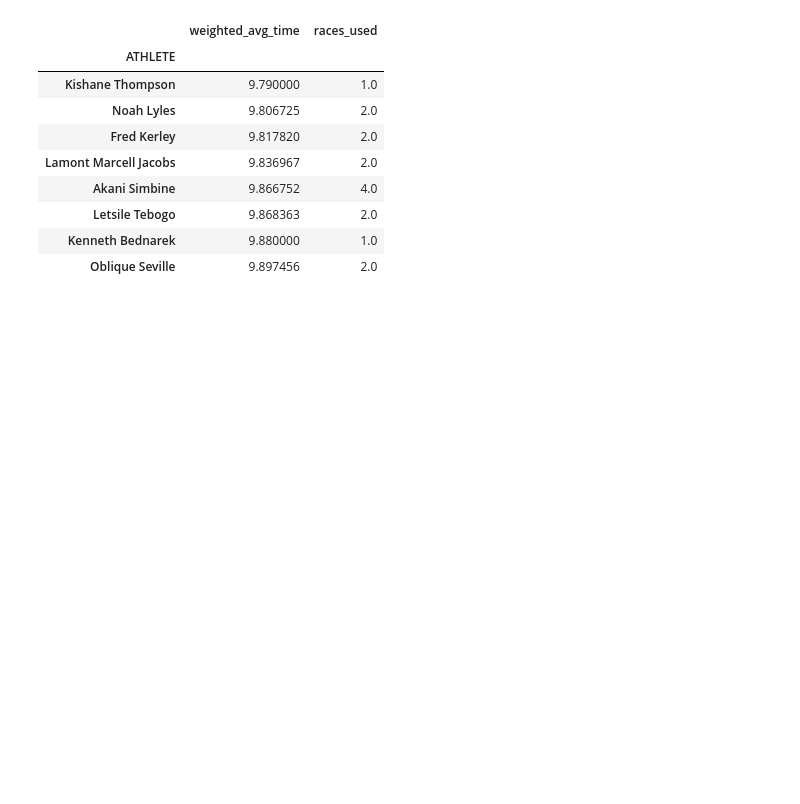
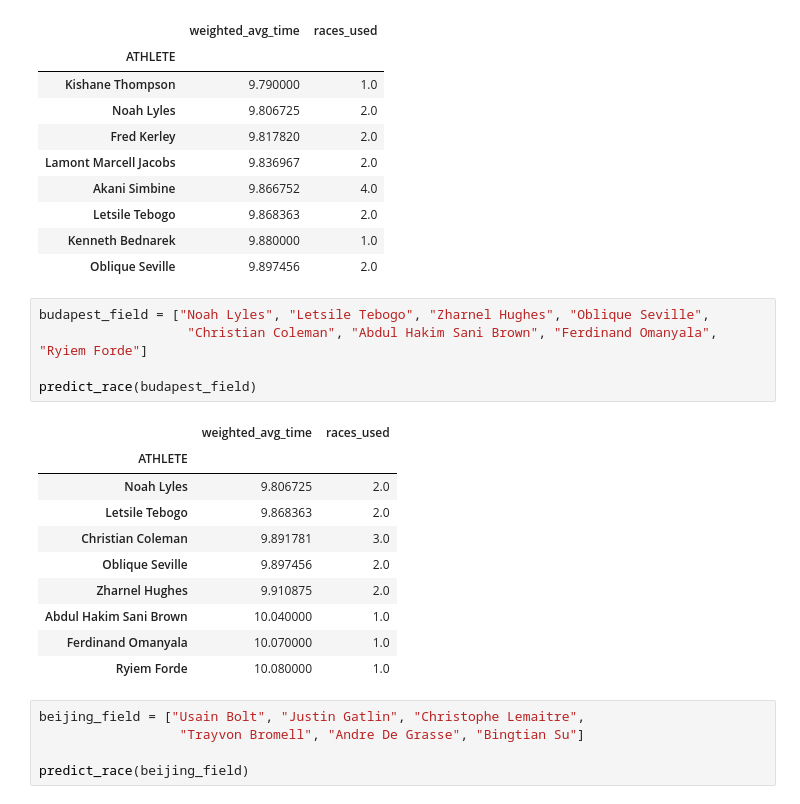
Before and after one commit to eck123main/100m-prediction, a Jupyter notebook: pred.ipynb, the cells around one changed output. Saved outputs shown, nothing was run; the diff lists cells and outputs as text; blank space fills up the shorter version.

```diff
--- a/pred.ipynb
+++ b/pred.ipynb
@@ -416,3 +416,24 @@ predict_race(paris_field)
 | Letsile Tebogo | 9.868363 | 2.0 |
 | Kenneth Bednarek | 9.880000 | 1.0 |
 | Oblique Seville | 9.897456 | 2.0 |
+# %%
+budapest_field = ["Noah Lyles", "Letsile Tebogo", "Zharnel Hughes", "Oblique Seville",
+                   "Christian Coleman", "Abdul Hakim Sani Brown", "Ferdinand Omanyala", "Ryiem Forde"]
+
+predict_race(budapest_field)
+# %% [output]
+|  | weighted_avg_time | races_used |
+| ATHLETE |  |  |
+| Noah Lyles | 9.806725 | 2.0 |
+| Letsile Tebogo | 9.868363 | 2.0 |
+| Christian Coleman | 9.891781 | 3.0 |
+| Oblique Seville | 9.897456 | 2.0 |
+| Zharnel Hughes | 9.910875 | 2.0 |
+| Abdul Hakim Sani Brown | 10.040000 | 1.0 |
+| Ferdinand Omanyala | 10.070000 | 1.0 |
+| Ryiem Forde | 10.080000 | 1.0 |
+# %%
+beijing_field = ["Usain Bolt", "Justin Gatlin", "Christophe Lemaitre",
+                  "Trayvon Bromell", "Andre De Grasse", "Bingtian Su"]
+
+predict_race(beijing_field)
```
Also changed, not shown: parts of 4 cells of this notebook.
